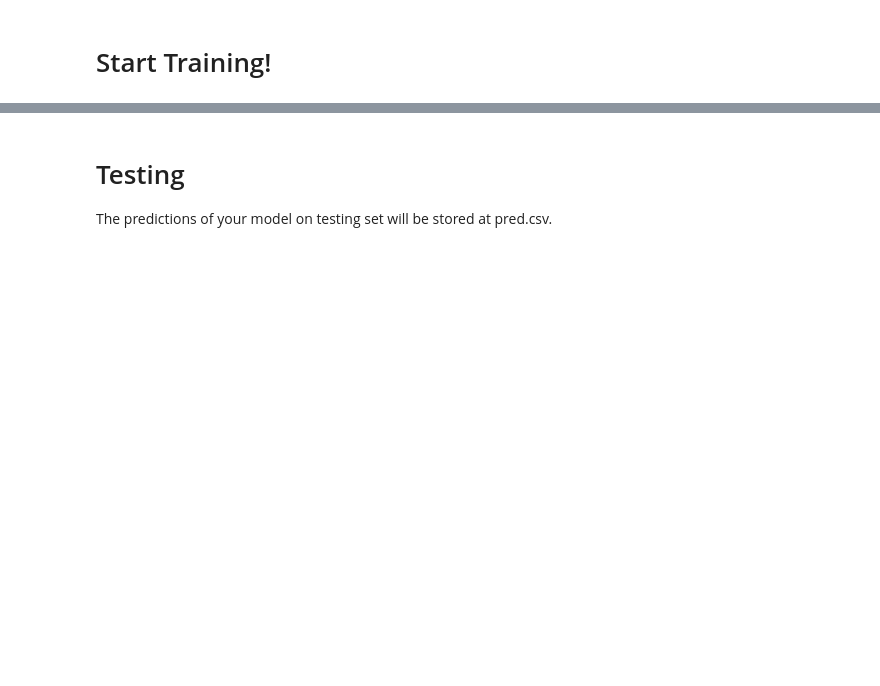
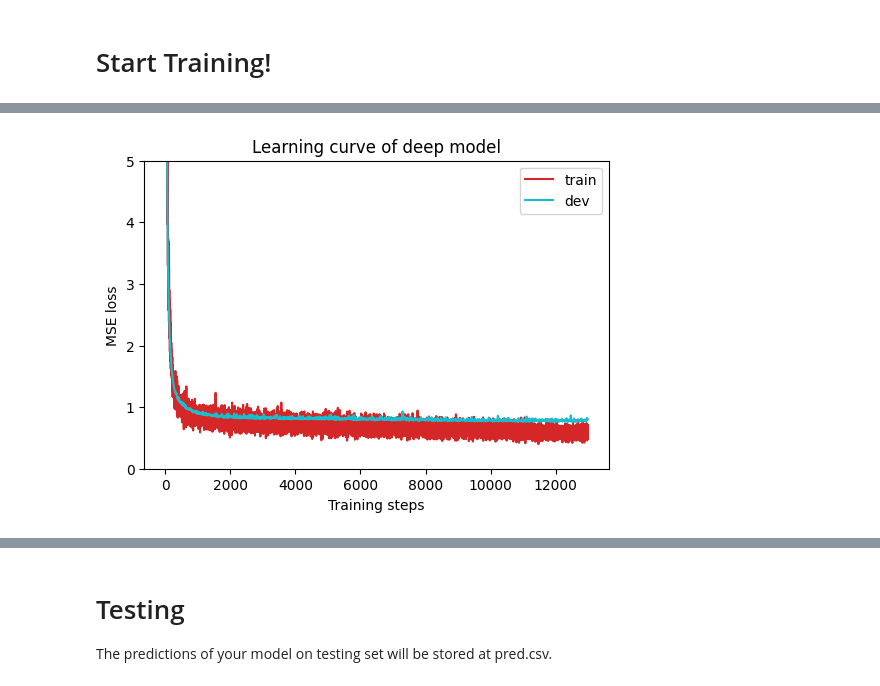
Before and after one commit to a0972340800/100-4, a Jupyter notebook: Pytorch/Pytorch_Tutorial.ipynb, the cells around one changed output, grey strips where cells are left out. Saved outputs shown, nothing was run; the diff lists cells and outputs as text; code cells hidden in the pictures; blank space fills up the shorter version.

```diff
--- a/Pytorch/Pytorch_Tutorial.ipynb
+++ b/Pytorch/Pytorch_Tutorial.ipynb
@@ -645,3 +701,5 @@ NameError: name 'COVID19Dataset' is not defined
+# %%
+model = NeuralNet(tr_set.dataset.dim).to(device)  # Construct model and move to device
 # %% [markdown]
 # Start Training!
 # %%
@@ -650,0 +725,4 @@ NameError: name 'tr_set' is not defined
+# %%
+plot_learning_curve(model_loss_record, title='deep model')
+# %% [output]
+[figure, added]
```
Also changed, not shown: parts of 9 cells of this notebook.
